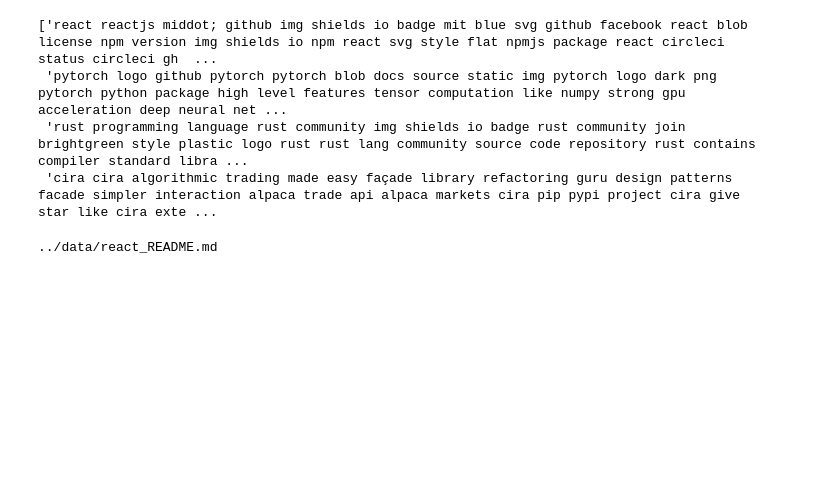
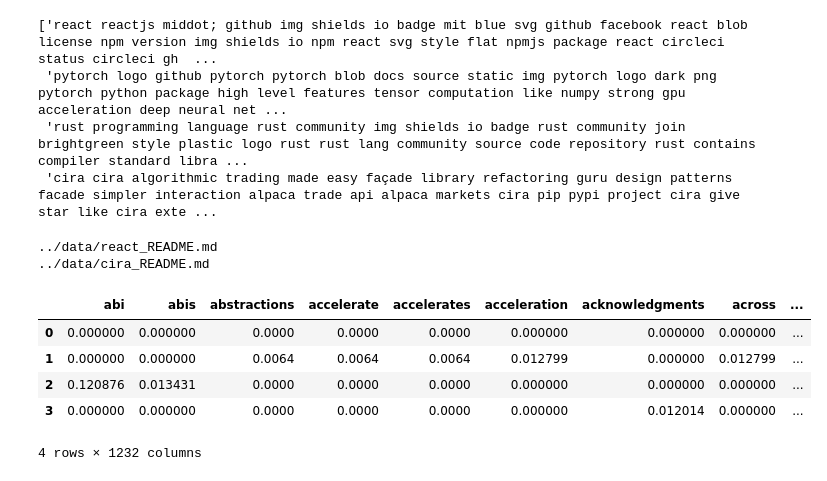
Before and after one commit to AxelGard/seek-ipns, a Jupyter notebook: playground/tf_idf.ipynb, the cells around one changed output. Cells and saved outputs as stored; diff of their text form; code cells hidden in the pictures; blank space fills up the shorter version.

```diff
--- a/playground/tf_idf.ipynb
+++ b/playground/tf_idf.ipynb
@@ -87,8 +90,17 @@ def query_data(tf_idf_data:dict, query:str, result_size:int=2)->list:
 # %%
-data = tf_idf_data.to_dict()
 query = "I want to build web apps "
-idxs = query_data(data, query)
+idxs = query_data(tf_idf_data.to_dict(), query)
 for idx in idxs:
     print(files[idx])
 # %% [output]
 ../data/react_README.md
+../data/cira_README.md
+# %%
+tf_idf_data["web"]
+# %% [output]
+|  | abi | abis | abstractions | accelerate | accelerates | acceleration | acknowledgments | across | ... |
+| 0 | 0.000000 | 0.000000 | 0.0000 | 0.0000 | 0.0000 | 0.000000 | 0.000000 | 0.000000 | ... |
+| 1 | 0.000000 | 0.000000 | 0.0064 | 0.0064 | 0.0064 | 0.012799 | 0.000000 | 0.012799 | ... |
+| 2 | 0.120876 | 0.013431 | 0.0000 | 0.0000 | 0.0000 | 0.000000 | 0.000000 | 0.000000 | ... |
+| 3 | 0.000000 | 0.000000 | 0.0000 | 0.0000 | 0.0000 | 0.000000 | 0.012014 | 0.000000 | ... |
+4 rows × 1232 columns
```
Also changed, not shown: parts of 1 cell of this notebook, 5 other files.
